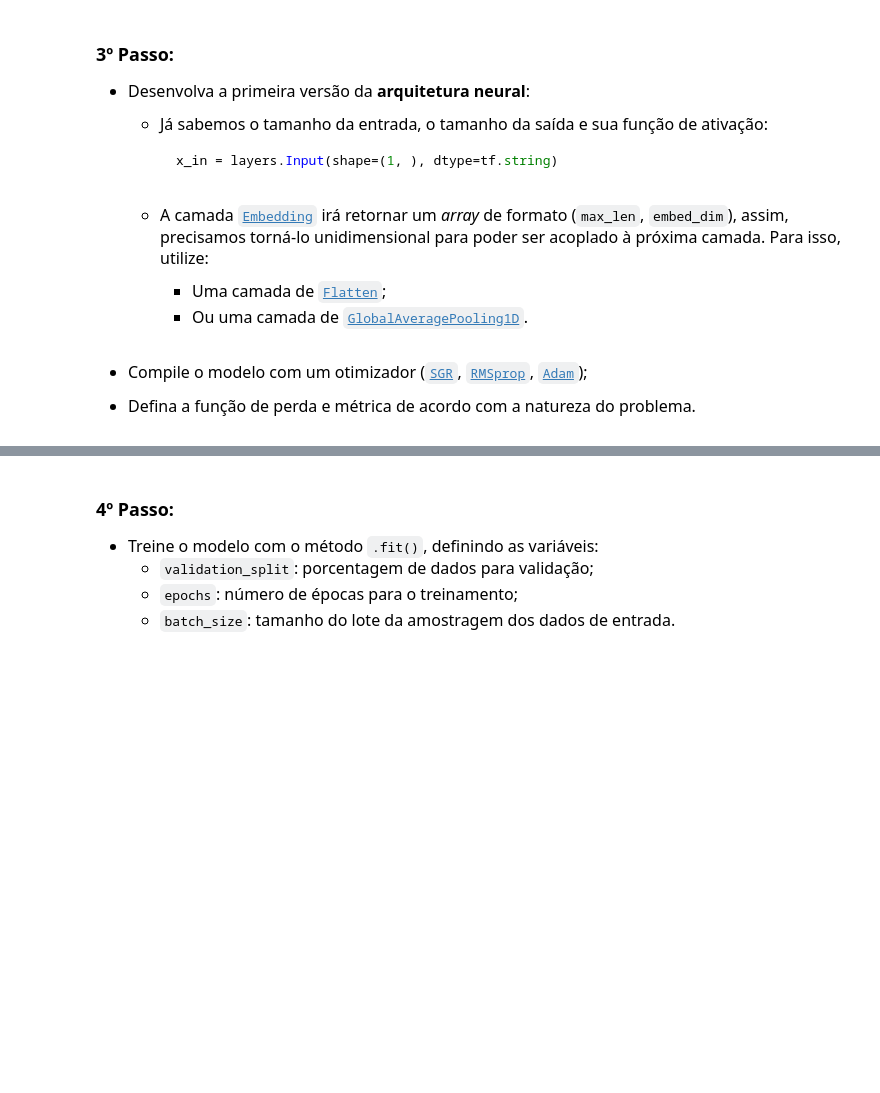
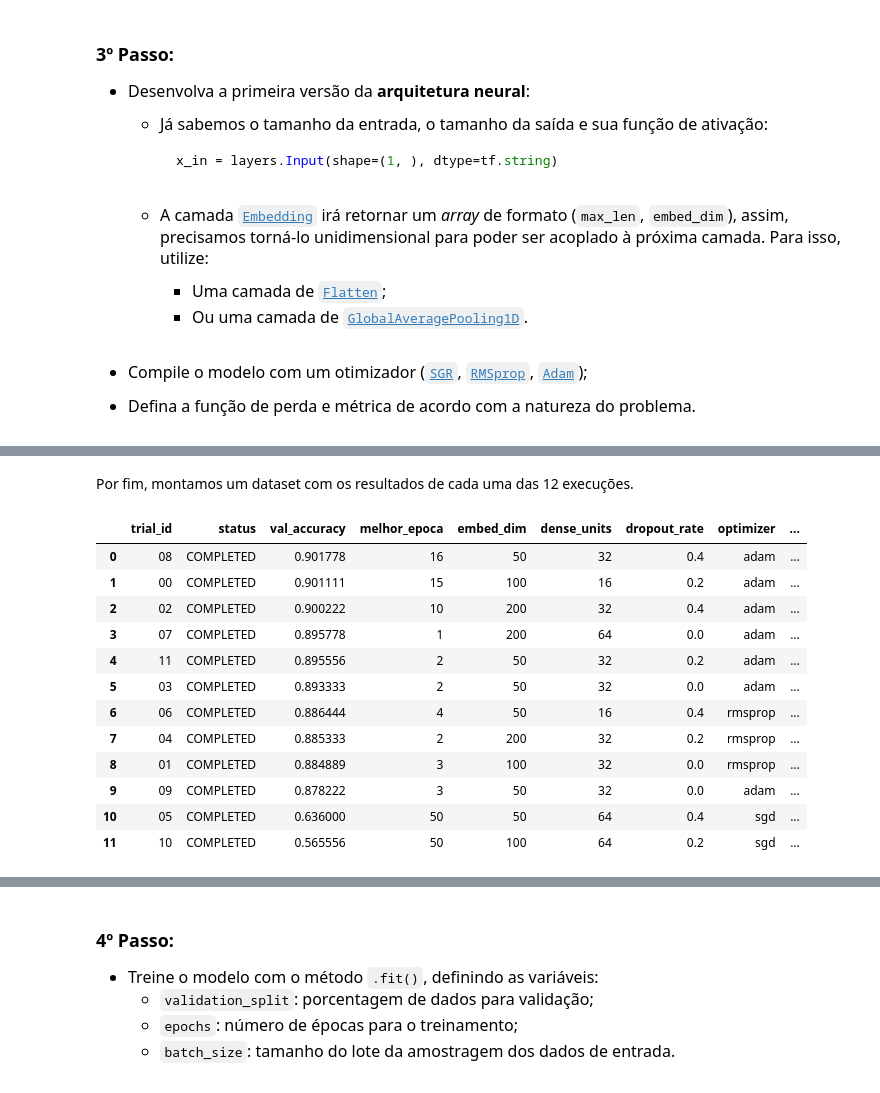
Before and after one commit to gilcesarf/imd1107-202601, a Jupyter notebook: 3-unidade/atividade2.ipynb, the cells around one changed output, grey strips where cells are left out. Cells and saved outputs as stored; diff of their text form; code cells hidden in the pictures; blank space fills up the shorter version.

```diff
--- a/3-unidade/atividade2.ipynb
+++ b/3-unidade/atividade2.ipynb
@@ -470,0 +598,11 @@ text_vectorizer = layers.TextVectorization(
+# %%
+vectorizer = layers.TextVectorization(
+    standardize=Preprocessor,
+    max_tokens=VOCAB_SIZE,
+    output_mode="int",
+    output_sequence_length=MAX_LENGTH
+)
+
+vectorizer.adapt(X_tune_train_array)
+
+print(f"Tamanho efetivo do vocabulário: {vectorizer.vocabulary_size()}")
@@ -470,0 +714,15 @@ text_vectorizer = layers.TextVectorization(
+# %%
+tf.keras.utils.set_random_seed(RANDOM_STATE)
+
+tuner = kt.RandomSearch(
+    hypermodel=build_model,
+    objective="val_accuracy",
+    max_trials=12,
+    executions_per_trial=1,
+    overwrite=True,
+    directory="keras_tuner_results",
+    project_name="imdb_sentiment_initial",
+    seed=RANDOM_STATE
+)
+
+tuner.search_space_summary()
@@ -470,0 +774,35 @@ text_vectorizer = layers.TextVectorization(
+# %% [markdown]
+Por fim, montamos um dataset com os resultados de cada uma das 12 execuções.
+# %%
+resultados_trials = []
+
+for trial in tuner.oracle.trials.values():
+    resultados_trials.append({
+        "trial_id": trial.trial_id,
+        "status": trial.status,
+        "val_accuracy": trial.score,
+        "melhor_epoca": trial.best_step + 1 if trial.best_step is not None else None,
+        **trial.hyperparameters.values
+    })
+
+df_trials = (
+    pd.DataFrame(resultados_trials)
+    .sort_values("val_accuracy", ascending=False)
+    .reset_index(drop=True)
+)
+
+df_trials
+# %% [output]
+|  | trial_id | status | val_accuracy | melhor_epoca | embed_dim | dense_units | dropout_rate | optimizer | ... |
+| 0 | 08 | COMPLETED | 0.901778 | 16 | 50 | 32 | 0.4 | adam | ... |
+| 1 | 00 | COMPLETED | 0.901111 | 15 | 100 | 16 | 0.2 | adam | ... |
+| 2 | 02 | COMPLETED | 0.900222 | 10 | 200 | 32 | 0.4 | adam | ... |
+| 3 | 07 | COMPLETED | 0.895778 | 1 | 200 | 64 | 0.0 | adam | ... |
+| 4 | 11 | COMPLETED | 0.895556 | 2 | 50 | 32 | 0.2 | adam | ... |
+| 5 | 03 | COMPLETED | 0.893333 | 2 | 50 | 32 | 0.0 | adam | ... |
+| 6 | 06 | COMPLETED | 0.886444 | 4 | 50 | 16 | 0.4 | rmsprop | ... |
+| 7 | 04 | COMPLETED | 0.885333 | 2 | 200 | 32 | 0.2 | rmsprop | ... |
+| 8 | 01 | COMPLETED | 0.884889 | 3 | 100 | 32 | 0.0 | rmsprop | ... |
+| 9 | 09 | COMPLETED | 0.878222 | 3 | 50 | 32 | 0.0 | adam | ... |
+| 10 | 05 | COMPLETED | 0.636000 | 50 | 50 | 64 | 0.4 | sgd | ... |
+| 11 | 10 | COMPLETED | 0.565556 | 50 | 100 | 64 | 0.2 | sgd | ... |
```
Also changed, not shown: parts of 38 cells of this notebook, 1 other file.
